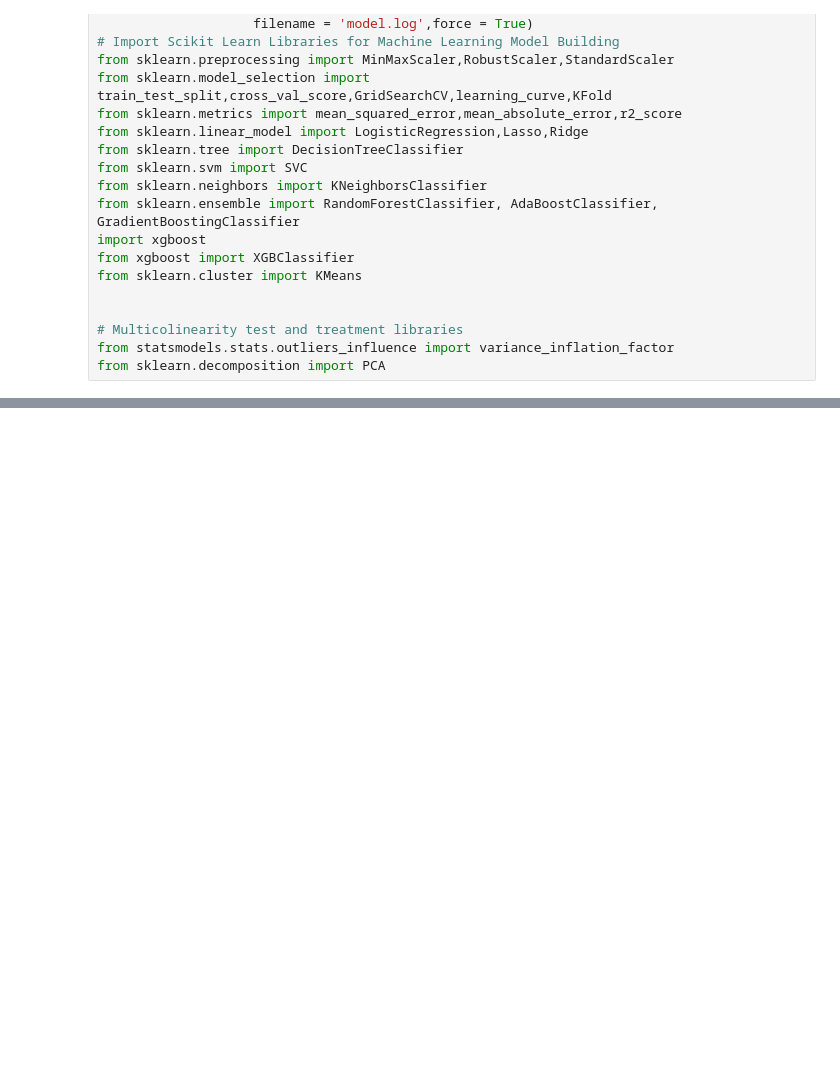
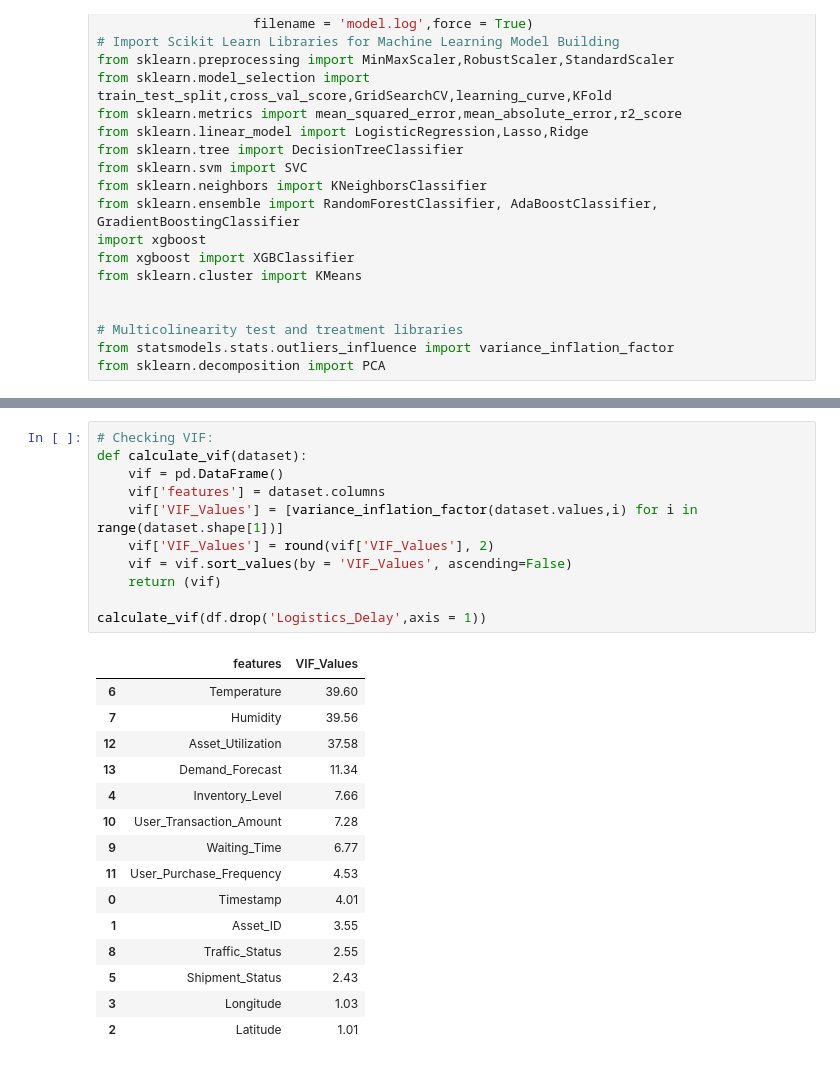
Before and after one commit to mukeshmagar543/Smart-Logistics-Supply-Chain-Dataset, a Jupyter notebook: Model.ipynb, the cells around one changed output, grey strips where cells are left out. Cells and saved outputs as stored; diff of their text form; blank space fills up the shorter version.

```diff
--- a/Model.ipynb
+++ b/Model.ipynb
@@ -41,0 +189,27 @@ df.sample(frac = 1)  # Shuffle Dataset
+# %%
+# Checking VIF:
+def calculate_vif(dataset):
+    vif = pd.DataFrame()
+    vif['features'] = dataset.columns
+    vif['VIF_Values'] = [variance_inflation_factor(dataset.values,i) for i in range(dataset.shape[1])]
+    vif['VIF_Values'] = round(vif['VIF_Values'], 2)
+    vif = vif.sort_values(by = 'VIF_Values', ascending=False)
+    return (vif)
+
+calculate_vif(df.drop('Logistics_Delay',axis = 1))
+# %% [output]
+|  | features | VIF_Values |
+| 6 | Temperature | 39.60 |
+| 7 | Humidity | 39.56 |
+| 12 | Asset_Utilization | 37.58 |
+| 13 | Demand_Forecast | 11.34 |
+| 4 | Inventory_Level | 7.66 |
+| 10 | User_Transaction_Amount | 7.28 |
+| 9 | Waiting_Time | 6.77 |
+| 11 | User_Purchase_Frequency | 4.53 |
+| 0 | Timestamp | 4.01 |
+| 1 | Asset_ID | 3.55 |
+| 8 | Traffic_Status | 2.55 |
+| 5 | Shipment_Status | 2.43 |
+| 3 | Longitude | 1.03 |
+| 2 | Latitude | 1.01 |
```
Also changed, not shown: parts of 15 cells of this notebook.
